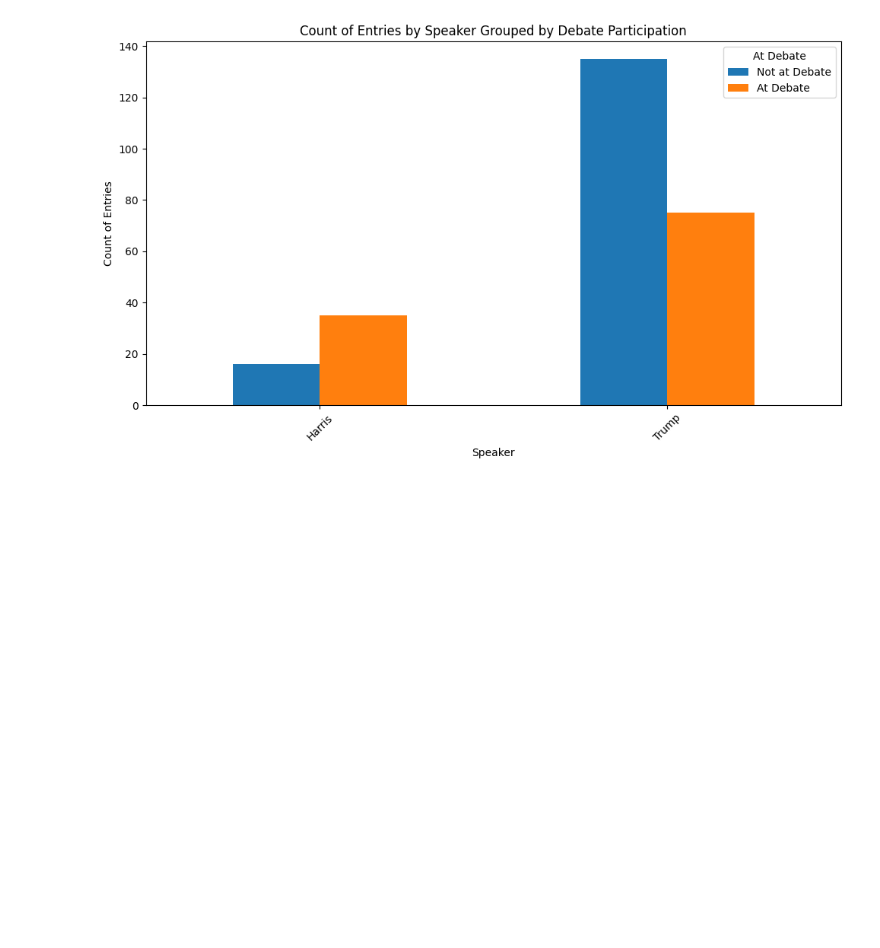
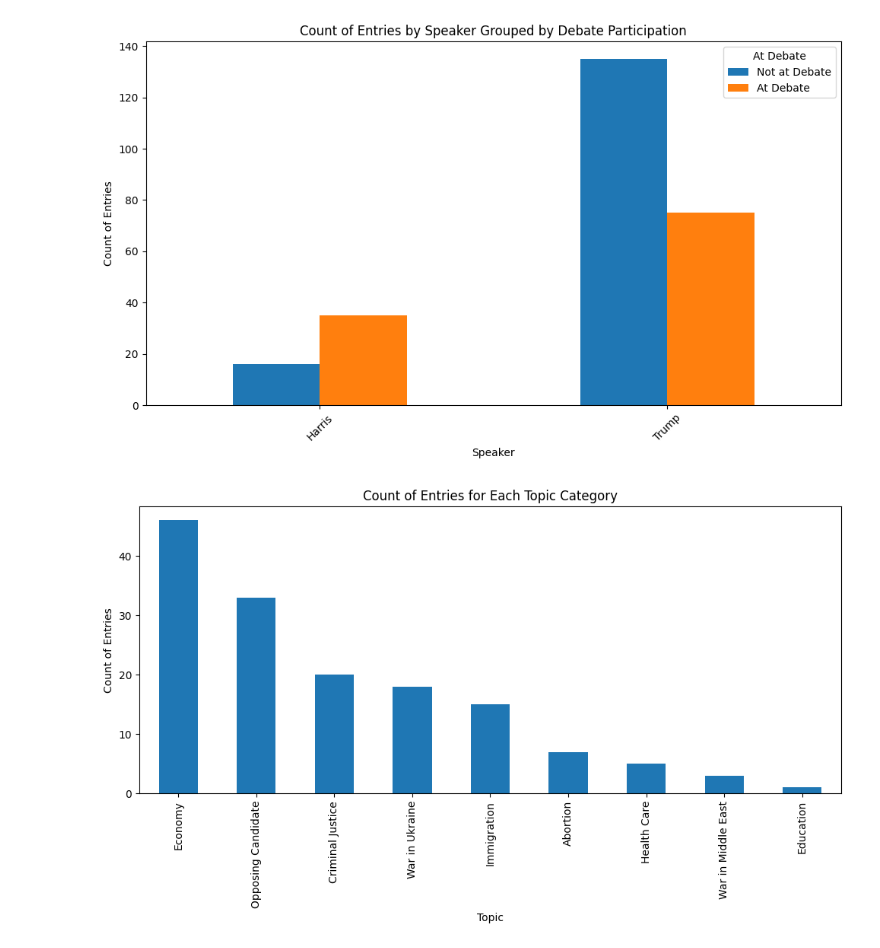
Before and after one commit to bwillow1222/ds4002MI3P1, a Jupyter notebook: SCRIPTS/eda.ipynb, the cells around one changed output. Saved outputs shown, nothing was run; the diff lists cells and outputs as text; code cells hidden in the pictures; blank space fills up the shorter version.

```diff
--- a/SCRIPTS/eda.ipynb
+++ b/SCRIPTS/eda.ipynb
@@ -30,3 +29,22 @@ plt.tight_layout()
 plt.show()
 # %% [output]
 [figure]
+# %%
+
+# Group the data by 'Topic' and count the number of entries in each category
+topic_counts = data['Topic'].value_counts()
+
+# Plot the count of each topic as a bar graph
+plt.figure(figsize=(10, 6))
+topic_counts.plot(kind='bar')
+
+# Add labels and title
+plt.title('Count of Entries for Each Topic Category')
+plt.xlabel('Topic')
+plt.ylabel('Count of Entries')
+
+# Show the plot
+plt.tight_layout()
+plt.show()
+# %% [output]
+[figure, added]
```
Also changed, not shown: parts of 1 cell of this notebook.
